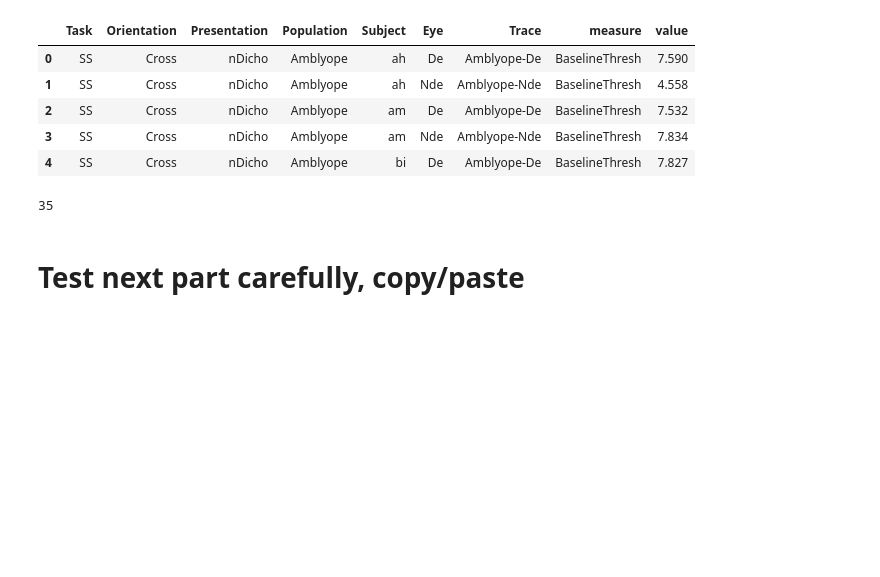
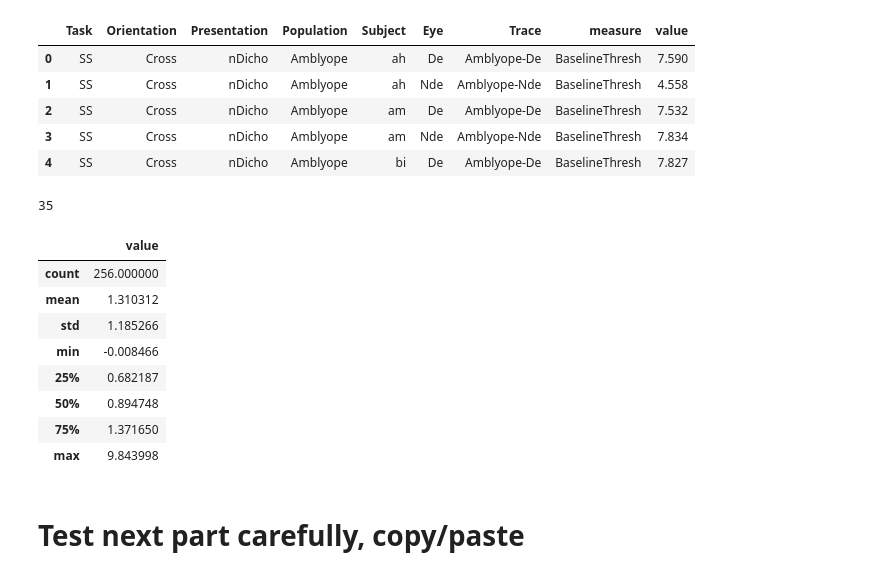
Before and after one commit to smerdis/mrs_amblyopia, a Jupyter notebook: Modeling and Plotting to send to collaborators, 2017-10.ipynb, the cells around one changed output. Saved outputs shown, nothing was run; the diff lists cells and outputs as text; code cells hidden in the pictures; blank space fills up the shorter version.

```diff
--- a/Modeling and Plotting to send to collaborators, 2017-10.ipynb
+++ b/Modeling and Plotting to send to collaborators, 2017-10.ipynb
@@ -81,7 +81,7 @@ pp_gvars_base = pp_gvars + ['BaselineThresh']
 # create groups based on these grouping variables
 groups = sdf.groupby(pp_gvars)
 print(len(groups))
-for gv, g in groups:
-    print(gv)
+#for gv, g in groups:
+#    print(gv)
 # %% [output]
 256
@@ -382,6 +366,18 @@ pfit_all_ppsub.head()
 len(np.unique(pfit_all_ppsub.Subject))
 # %% [output]
 35
+# %%
+pfit_all_ppsub[pfit_all_ppsub.measure=="ThreshPredCritical"].describe()
+# %% [output]
+|  | value |
+| count | 256.000000 |
+| mean | 1.310312 |
+| std | 1.185266 |
+| min | -0.008466 |
+| 25% | 0.682187 |
+| 50% | 0.894748 |
+| 75% | 1.371650 |
+| max | 9.843998 |
 # %% [markdown]
 # Test next part carefully, copy/paste
 # %% [markdown]
```
Also changed, not shown: parts of 9 cells of this notebook, 3 other files.
